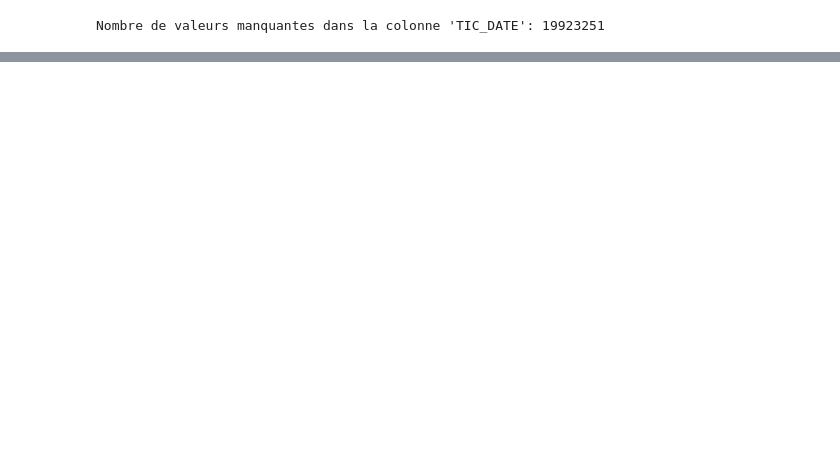
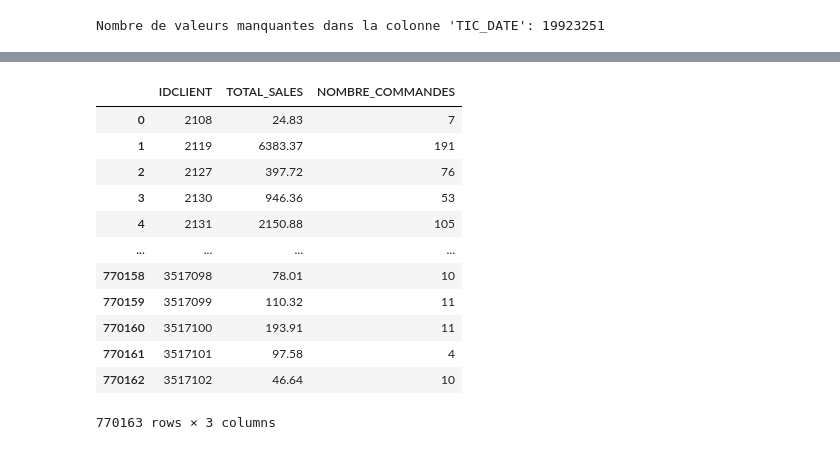
Before and after one commit to KBL78110/Retail_Customer_Retention, a Jupyter notebook: merged_Notebook GLOBAL TICKET Botanic_F.ipynb, the cells around one changed output, grey strips where cells are left out. Cells and saved outputs as stored; diff of their text form; code cells hidden in the pictures; blank space fills up the shorter version.

```diff
--- a/merged_Notebook GLOBAL TICKET Botanic_F.ipynb
+++ b/merged_Notebook GLOBAL TICKET Botanic_F.ipynb
@@ -881,0 +879,2 @@ print(data_merged[['IDCLIENT', 'TIC_DATE', 'ANCIENNETE_PRE_CDE', 'ANCIENNETE_DRE
+# %%
+data_merged['ANCIENNETE_DERNIERE_COMMANDE'] = (data_merged['TIC_DATE'] - DERNIERE_COMMANDE).dt.days
@@ -881,0 +896,3 @@ print(data_merged[['IDCLIENT', 'TIC_DATE', 'ANCIENNETE_PRE_CDE', 'ANCIENNETE_DRE
+# %%
+data_merged['ANCIENNETE_DERNIERE_COMMANDE'] = (data_merged['TIC_DATE'] - DERNIERE_COMMANDE).dt.days
+data_merged['ANCIENNETE_DERNIERE_COMMANDE'] = data_merged['ANCIENNETE_DERNIERE_COMMANDE'].clip(lower=0)
@@ -881,0 +914,2 @@ print(data_merged[['IDCLIENT', 'TIC_DATE', 'ANCIENNETE_PRE_CDE', 'ANCIENNETE_DRE
+# %%
+data_merged['ANCIENNETE_CDE'] = data_merged['ANCIENNETE_PREMIERE_COMMANDE'] - data_merged['ANCIENNETE_DERNIERE_COMMANDE']
@@ -881,0 +931,21 @@ print(data_merged[['IDCLIENT', 'TIC_DATE', 'ANCIENNETE_PRE_CDE', 'ANCIENNETE_DRE
+# %%
+# Agrégation avec groupby pour obtenir des statistiques par client
+NBRE_CDE=data_merged.groupby('IDCLIENT').agg(
+    TOTAL_SALES=('TOTAL', 'sum'),
+    NOMBRE_COMMANDES=('IDTICKET', 'count')).reset_index()
+# %%
+NBRE_CDE
+# %% [output]
+|  | IDCLIENT | TOTAL_SALES | NOMBRE_COMMANDES |
+| 0 | 2108 | 24.83 | 7 |
+| 1 | 2119 | 6383.37 | 191 |
+| 2 | 2127 | 397.72 | 76 |
+| 3 | 2130 | 946.36 | 53 |
+| 4 | 2131 | 2150.88 | 105 |
+| ... | ... | ... | ... |
+| 770158 | 3517098 | 78.01 | 10 |
+| 770159 | 3517099 | 110.32 | 11 |
+| 770160 | 3517100 | 193.91 | 11 |
+| 770161 | 3517101 | 97.58 | 4 |
+| 770162 | 3517102 | 46.64 | 10 |
+770163 rows × 3 columns
```
Also changed, not shown: parts of 11 cells of this notebook.
